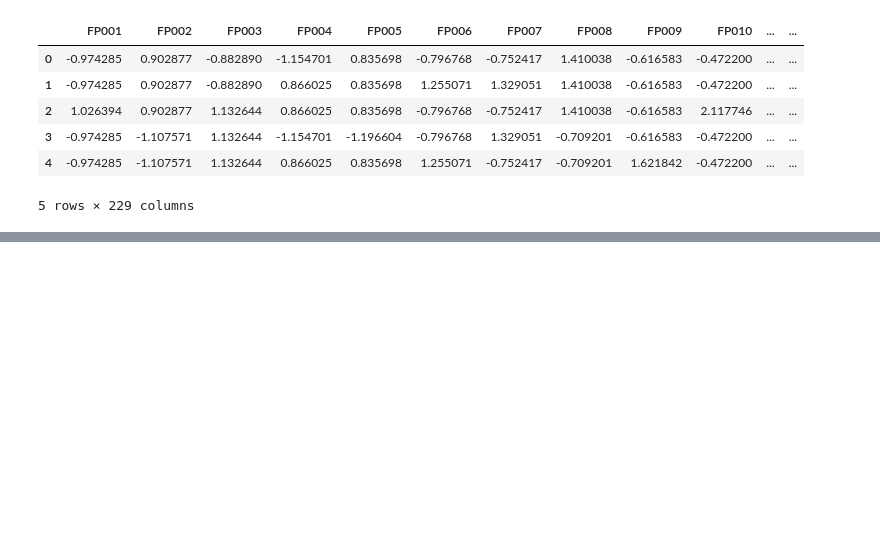
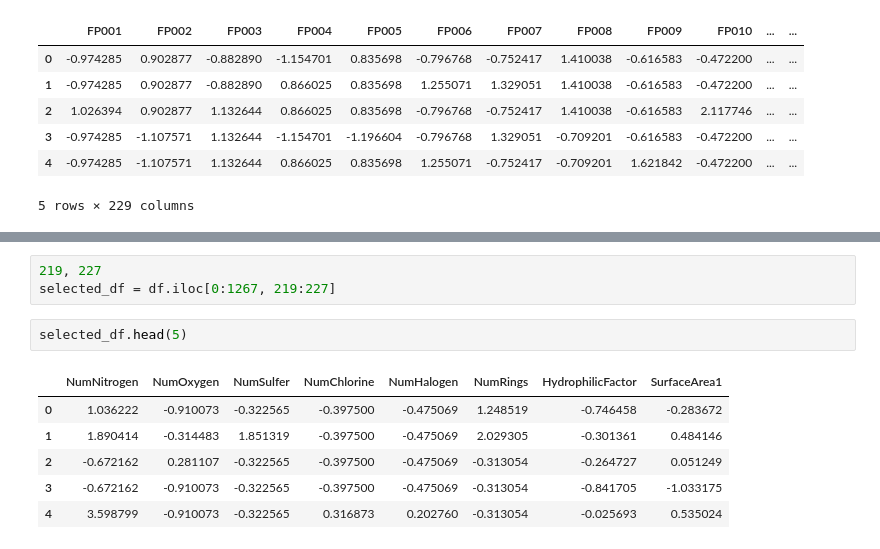
Before and after one commit to lucasabdalah/Exploratory-Data-Analisys, a Jupyter notebook: code/hw2/data_regression.ipynb, the cells around one changed output, grey strips where cells are left out. Drawn from its saved outputs; the diff is of its cells as text; blank space fills up the shorter version.

```diff
--- a/code/hw2/data_regression.ipynb
+++ b/code/hw2/data_regression.ipynb
@@ -123,0 +119,12 @@ df = df.apply(zscore)
+# %%
+219, 227
+selected_df = df.iloc[0:1267, 219:227]
+# %%
+selected_df.head(5)
+# %% [output]
+|  | NumNitrogen | NumOxygen | NumSulfer | NumChlorine | NumHalogen | NumRings | HydrophilicFactor | SurfaceArea1 |
+| 0 | 1.036222 | -0.910073 | -0.322565 | -0.397500 | -0.475069 | 1.248519 | -0.746458 | -0.283672 |
+| 1 | 1.890414 | -0.314483 | 1.851319 | -0.397500 | -0.475069 | 2.029305 | -0.301361 | 0.484146 |
+| 2 | -0.672162 | 0.281107 | -0.322565 | -0.397500 | -0.475069 | -0.313054 | -0.264727 | 0.051249 |
+| 3 | -0.672162 | -0.910073 | -0.322565 | -0.397500 | -0.475069 | -0.313054 | -0.841705 | -1.033175 |
+| 4 | 3.598799 | -0.910073 | -0.322565 | 0.316873 | 0.202760 | -0.313054 | -0.025693 | 0.535024 |
```
Also changed, not shown: parts of 3 cells of this notebook.
